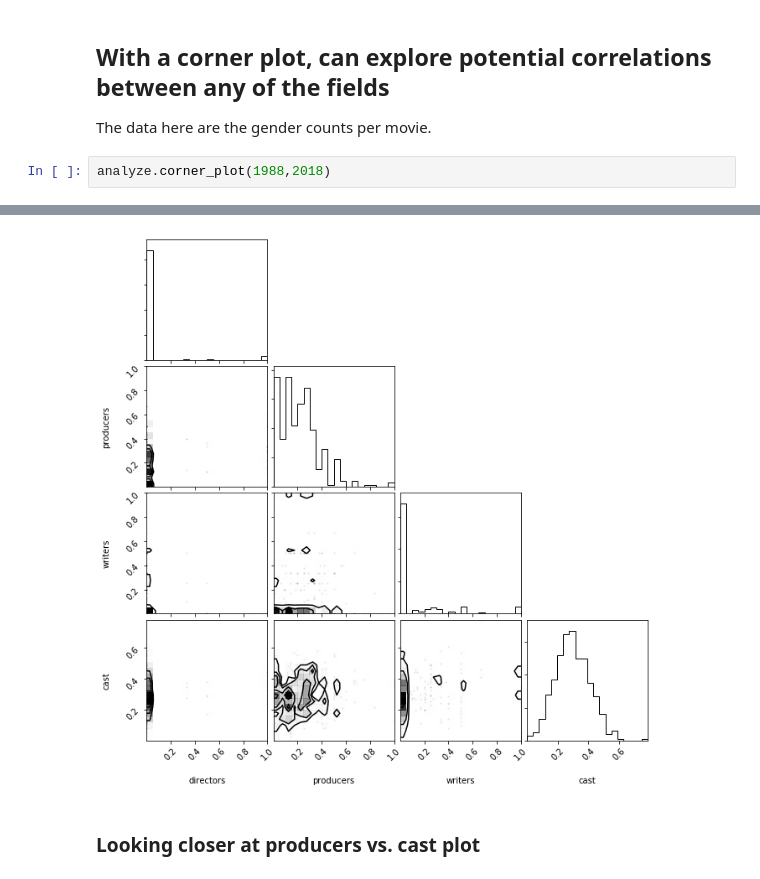
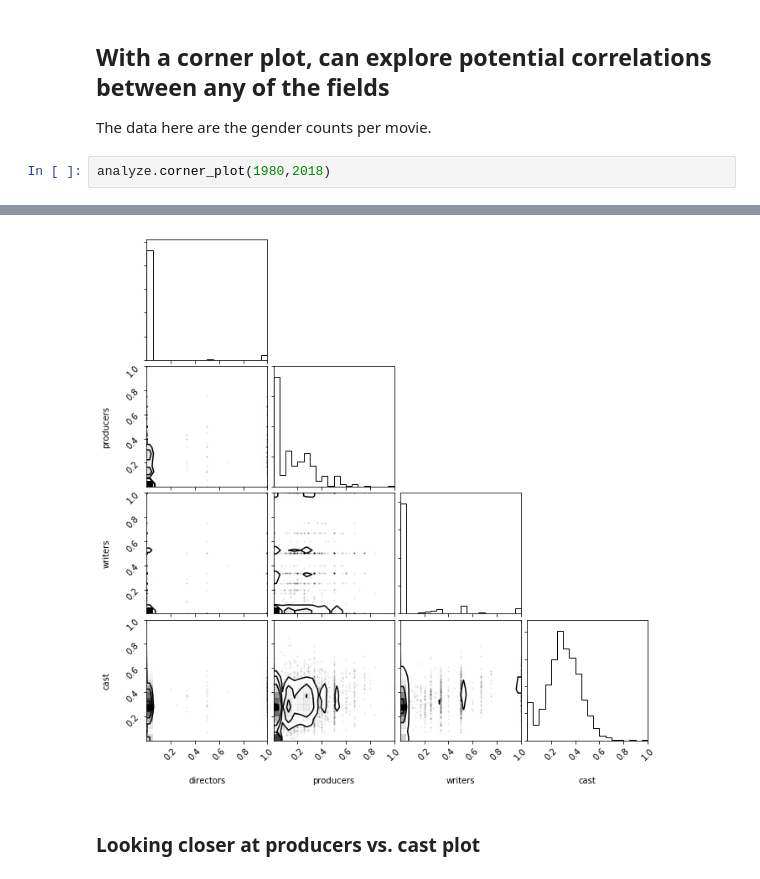
Before and after one commit to KarlenS/filmsplorer, a Jupyter notebook: Filmsplorer Demo.ipynb, the cells around one changed output, grey strips where cells are left out. Cells and saved outputs as stored; diff of their text form.

```diff
--- a/Filmsplorer Demo.ipynb
+++ b/Filmsplorer Demo.ipynb
@@ -39,5 +31,5 @@ analyze.plot_yearly_data(1988,2018,field='directors')
 ## With a corner plot, can explore potential correlations between any of the fields
 The data here are the gender counts per movie.
 # %%
-analyze.corner_plot(1988,2018)
+analyze.corner_plot(1980,2018)
 # %% [output]
@@ -45,4 +40,4 @@ WARNING:root:Too few points to create valid contours
-[figure, old version]
+[figure, new version]
 # %% [markdown]
 ### Looking closer at producers vs. cast plot
 # %%
```
Also changed, not shown: parts of 4 cells of this notebook, 8 other files.
